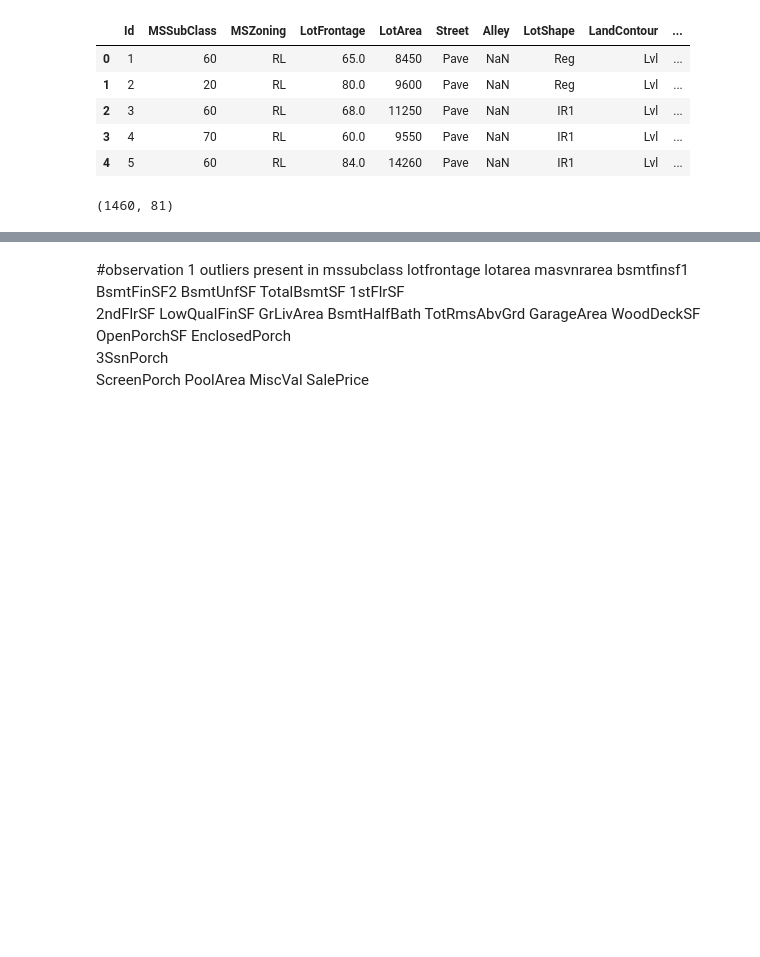
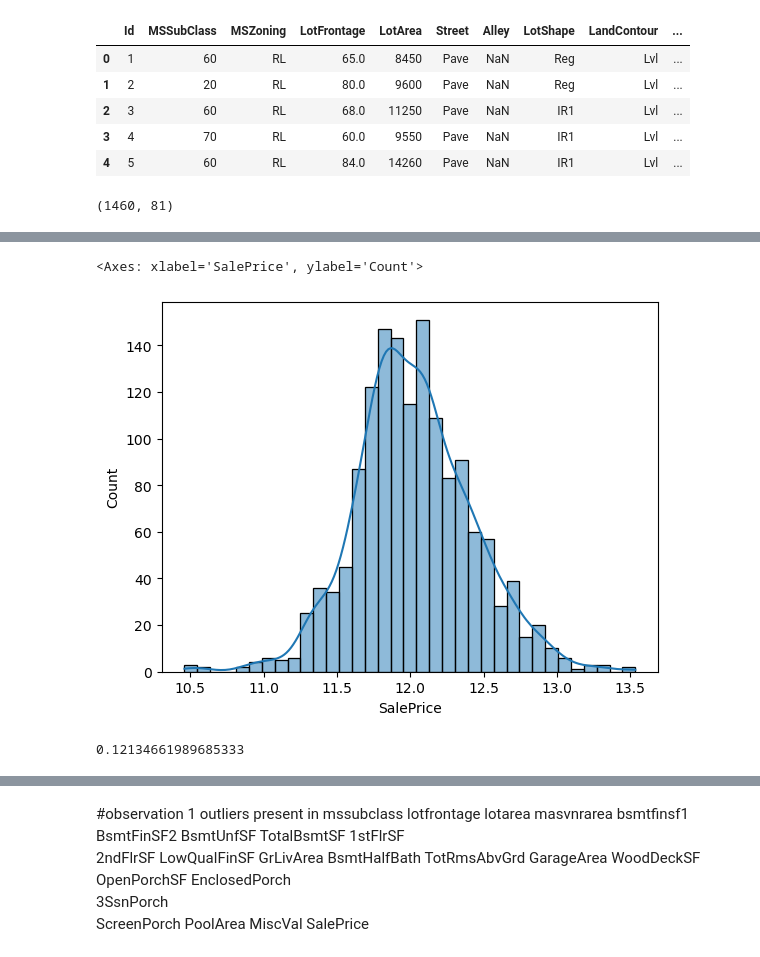
Before and after one commit to karthik-009g/HousePrice_Prediction, a Jupyter notebook: HousePrice_Prediction.ipynb, the cells around one changed output, grey strips where cells are left out. Cells and saved outputs as stored; diff of their text form; code cells hidden in the pictures; blank space fills up the shorter version.

```diff
--- a/HousePrice_Prediction.ipynb
+++ b/HousePrice_Prediction.ipynb
@@ -34,0 +71,11 @@ df.describe()
+# %%
+# since its highly skewed we have to apply log1p to make the distribuution normal
+df['SalePrice'] = np.log1p(df['SalePrice'])
+sns.histplot(df['SalePrice'],kde =True)
+# %% [output]
+<Axes: xlabel='SalePrice', ylabel='Count'>
+[figure, added]
+# %%
+df['SalePrice'].skew()
+# %% [output]
+0.12134661989685333
```
Also changed, not shown: parts of 20 cells of this notebook.
